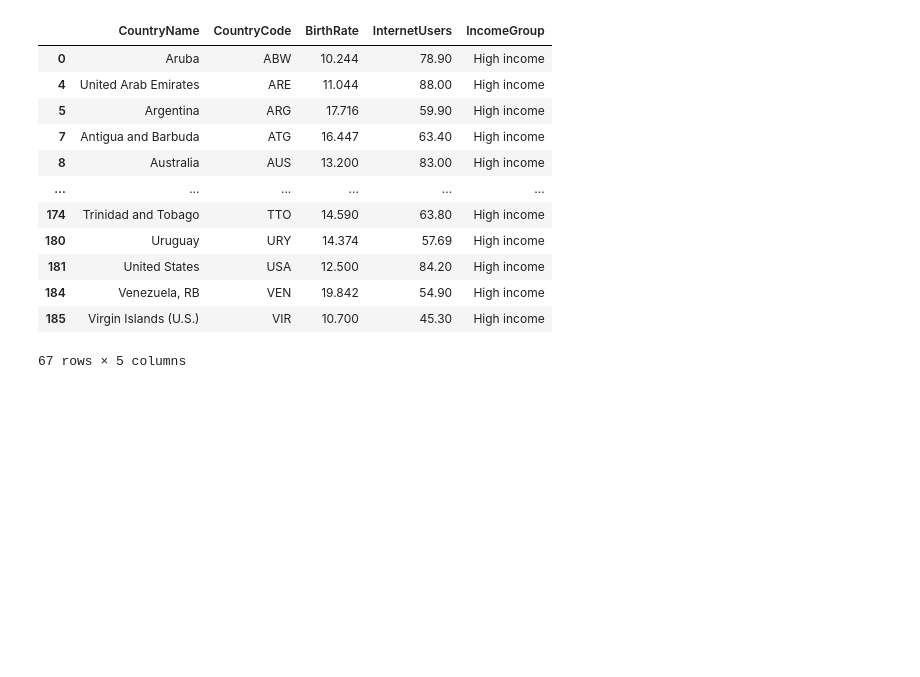
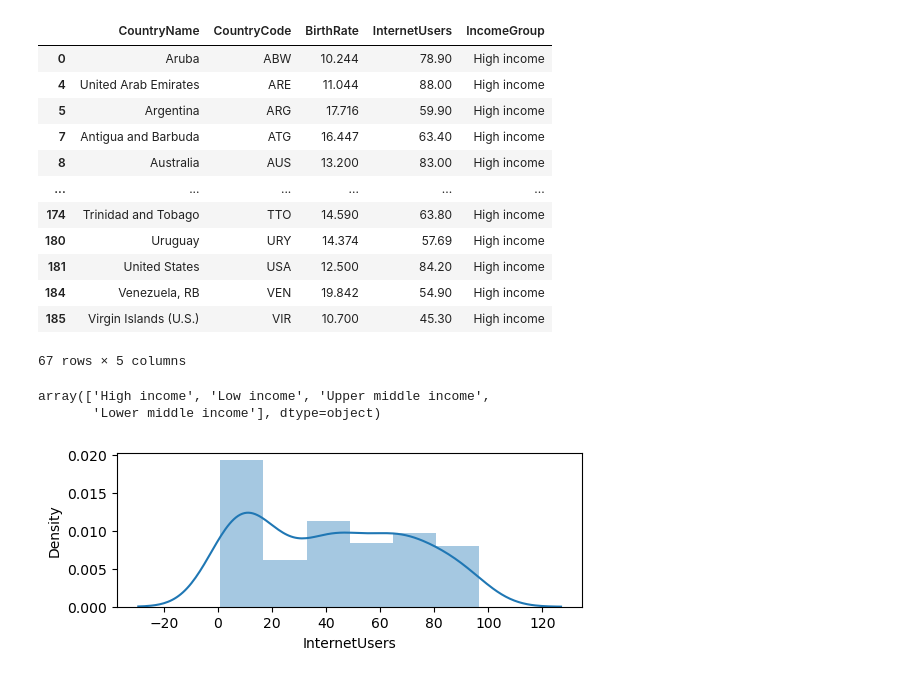
Before and after one commit to Megha77/Expertise-fullstack-GenAI-Agentic-AI, a Jupyter notebook: Panda.ipynb, the cells around one changed output. Cells and saved outputs as stored; diff of their text form; code cells hidden in the pictures; blank space fills up the shorter version.

Commit message:
Graph code added

```diff
--- a/Panda.ipynb
+++ b/Panda.ipynb
@@ -462,3 +462,23 @@ df[df.IncomeGroup ==  'High income']
 | 184 | Venezuela, RB | VEN | 19.842 | 54.90 | High income |
 | 185 | Virgin Islands (U.S.) | VIR | 10.700 | 45.30 | High income |
 67 rows × 5 columns
+# %%
+df.IncomeGroup.unique()
+# %% [output]
+array(['High income', 'Low income', 'Upper middle income',
+       'Lower middle income'], dtype=object)
+# %%
+import matplotlib.pyplot as plt #visualization
+import seaborn as sns #statistical visualization (distribution plto,)
+
+#  KEEP graph proper shape
+%matplotlib inline
+plt.rcParams['figure.figsize']=6,2 #height & width of the graph
+
+import warnings #ignore warning which cause by system /os updation
+warnings.filterwarnings('ignore')
+# %%
+vis1= sns.distplot(df["InternetUsers"]) # distribution plot
+# univariate analysis
+# %% [output]
+[figure, added]
```
Also changed, not shown: parts of 8 cells of this notebook, 4 other files.
